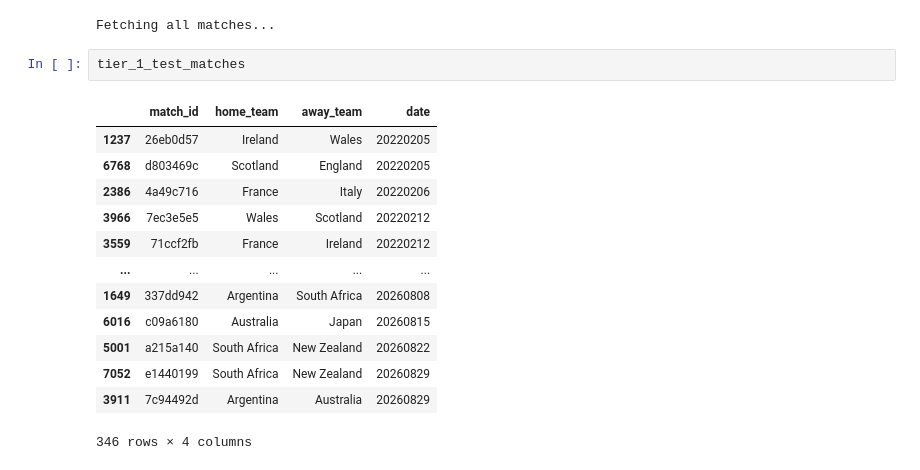
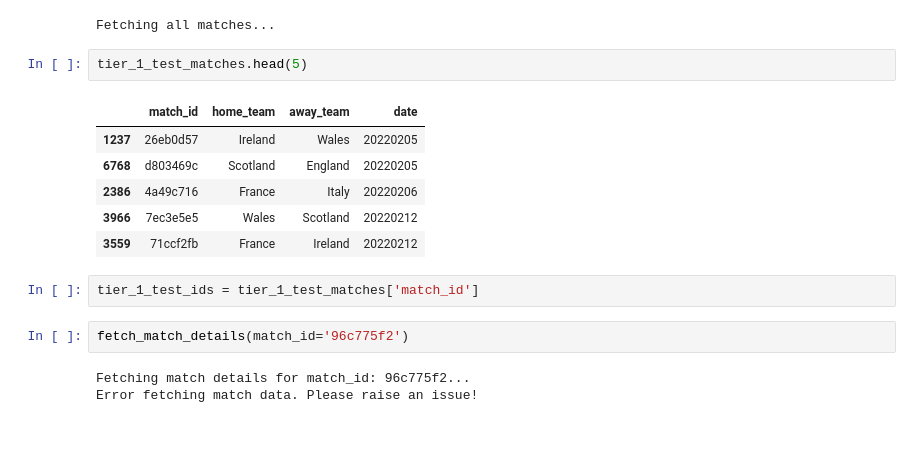
Before and after one commit to mycycler22/ghost_of_eden_park, a Jupyter notebook: rugby_experimental.ipynb, the cells around one changed output. Cells and saved outputs as stored; diff of their text form; blank space fills up the shorter version.

```diff
--- a/rugby_experimental.ipynb
+++ b/rugby_experimental.ipynb
@@ -275,18 +232,18 @@ tier_1_test_matches = all_matches[all_matches['home_team'].isin(test_nations['te
 # %% [output]
 Fetching all matches...
 # %%
-tier_1_test_matches
+tier_1_test_matches.head(5)
 # %% [output]
 |  | match_id | home_team | away_team | date |
 | 1237 | 26eb0d57 | Ireland | Wales | 20220205 |
 | 6768 | d803469c | Scotland | England | 20220205 |
 | 2386 | 4a49c716 | France | Italy | 20220206 |
 | 3966 | 7ec3e5e5 | Wales | Scotland | 20220212 |
 | 3559 | 71ccf2fb | France | Ireland | 20220212 |
-| ... | ... | ... | ... | ... |
-| 1649 | 337dd942 | Argentina | South Africa | 20260808 |
-| 6016 | c09a6180 | Australia | Japan | 20260815 |
-| 5001 | a215a140 | South Africa | New Zealand | 20260822 |
-| 7052 | e1440199 | South Africa | New Zealand | 20260829 |
-| 3911 | 7c94492d | Argentina | Australia | 20260829 |
-346 rows × 4 columns
+# %%
+tier_1_test_ids = tier_1_test_matches['match_id']
+# %%
+fetch_match_details(match_id='96c775f2')
+# %% [output]
+Fetching match details for match_id: 96c775f2...
+Error fetching match data. Please raise an issue!
```
Also changed, not shown: parts of 4 cells of this notebook.
